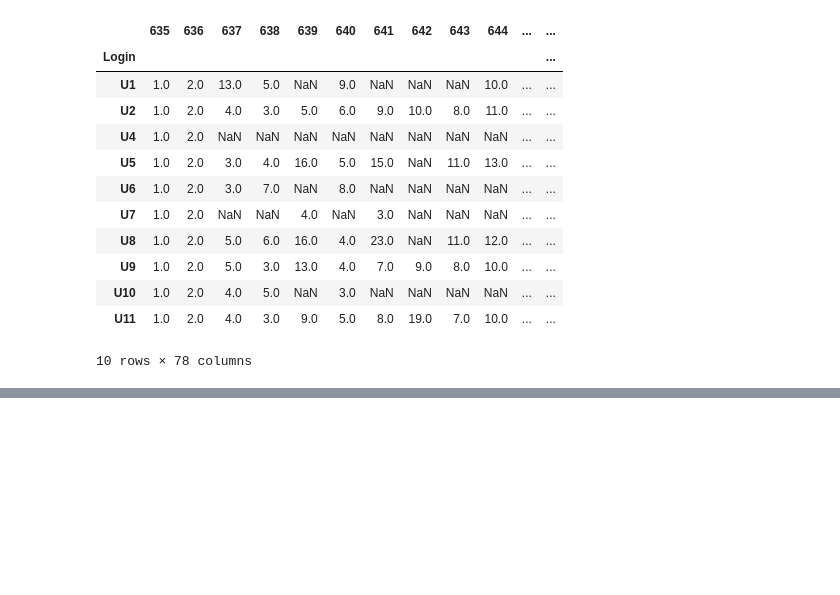
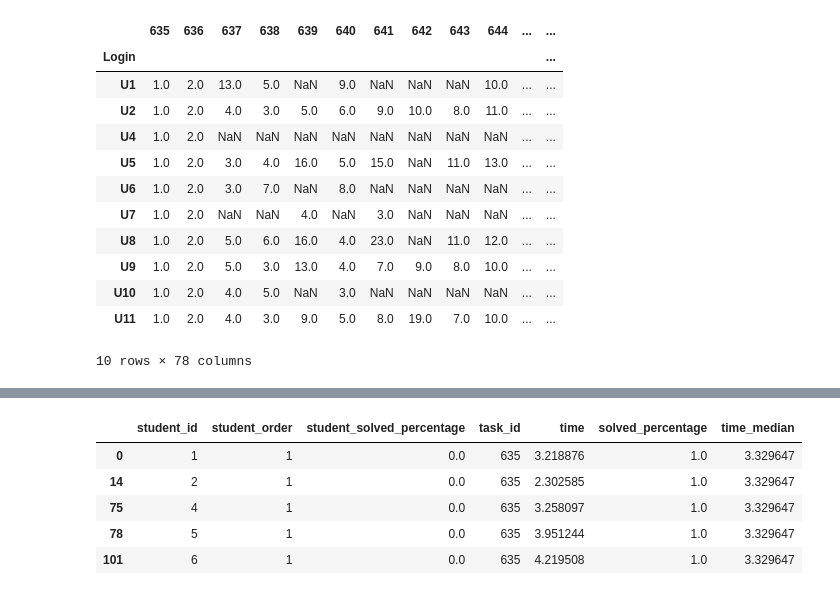
Before and after one commit to adaptive-learning/flocs-analyses, a Jupyter notebook: difficulty_classification/Difficulty Classification.ipynb, the cells around one changed output, grey strips where cells are left out. Cells and saved outputs as stored; diff of their text form; code cells hidden in the pictures; blank space fills up the shorter version.

```diff
--- a/difficulty_classification/Difficulty Classification.ipynb
+++ b/difficulty_classification/Difficulty Classification.ipynb
@@ -25,6 +26,8 @@ import seaborn as sns
 # Data
 # %%
 ordering = pd.read_csv('../data/robotanik/user_time_ordering.csv').set_index('Login')
+# Make task IDs integers (from string labels).
+ordering.columns = map(int, ordering.columns)
 ordering.head()
 # %% [output]
 |  | 635 | 636 | 637 | 638 | 639 | 640 | 641 | 642 | 643 | 644 | ... | ... |
@@ -150,0 +105,6 @@ train_targets
+# %%
+task_features = pd.DataFrame({
+  'time_median': train_times.median(),
+  'solved_percentage': train_times.count() / len(train_times)
+})
+task_features.head()
@@ -150,0 +118,18 @@ train_targets
+# %%
+# create a dataframe of events (student-task interactions)
+task_count = train_order.shape[1]
+data = []
+for user_id in train_order.index:
+    order = train_order.loc[user_id].dropna().sort_values()
+    for task_id, student_order in order.items():
+        event = OrderedDict(
+            student_id=int(user_id[2:]),
+            student_order=int(student_order),
+            student_solved_percentage=(student_order-1)/task_count,
+            task_id=int(task_id),
+            time=train_times.loc[user_id, task_id])
+        data.append(event)
+
+
+events = pd.DataFrame(data)
+events.head()
@@ -150,0 +143,13 @@ train_targets
+# %%
+# join events with task features
+# TODO: reset index
+# TODO: sort by (student_id, student_order)
+events = pd.merge(events, task_features, left_on='task_id', right_index=True)
+events.head()
+# %% [output]
+|  | student_id | student_order | student_solved_percentage | task_id | time | solved_percentage | time_median |
+| 0 | 1 | 1 | 0.0 | 635 | 3.218876 | 1.0 | 3.329647 |
+| 14 | 2 | 1 | 0.0 | 635 | 2.302585 | 1.0 | 3.329647 |
+| 75 | 4 | 1 | 0.0 | 635 | 3.258097 | 1.0 | 3.329647 |
+| 78 | 5 | 1 | 0.0 | 635 | 3.951244 | 1.0 | 3.329647 |
+| 101 | 6 | 1 | 0.0 | 635 | 4.219508 | 1.0 | 3.329647 |
```
Also changed, not shown: parts of 9 cells of this notebook.
